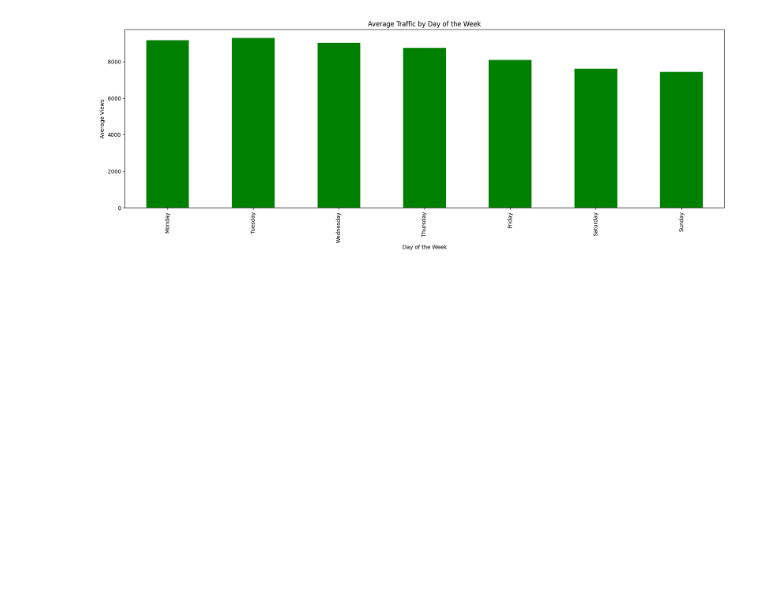
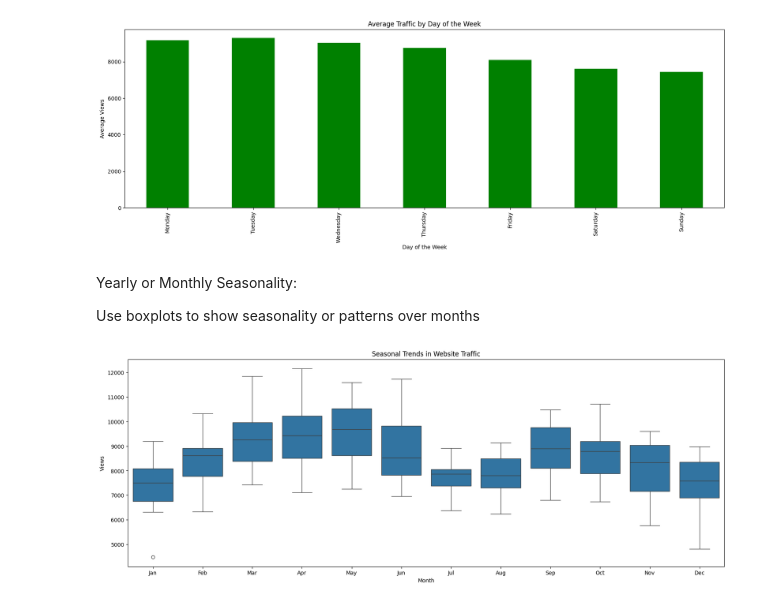
Before and after one commit to MrRezamo/Website-Traffic-Forecasting, a Jupyter notebook: Project/Main.ipynb, the cells around one changed output. Saved outputs shown, nothing was run; the diff lists cells and outputs as text; code cells hidden in the pictures; blank space fills up the shorter version.

```diff
--- a/Project/Main.ipynb
+++ b/Project/Main.ipynb
@@ -95,3 +95,18 @@ plt.title('Average Traffic by Day of the Week')
 plt.show()
 # %% [output]
 [figure]
+# %% [markdown]
+Yearly or Monthly Seasonality:
+
+Use boxplots to show seasonality or patterns over months
+# %%
+data['MonthName'] = data['Date'].dt.strftime('%b')
+
+plt.figure(figsize=(20, 7))
+sns.boxplot(x='MonthName', y='Views', data=data, order=['Jan', 'Feb', 'Mar', 'Apr', 'May', 'Jun', 'Jul', 'Aug', 'Sep', 'Oct', 'Nov', 'Dec'])
+plt.xlabel('Month')
+plt.ylabel('Views')
+plt.title('Seasonal Trends in Website Traffic')
+plt.show()
+# %% [output]
+[figure, added]
```
Also changed, not shown: parts of 14 cells of this notebook.
